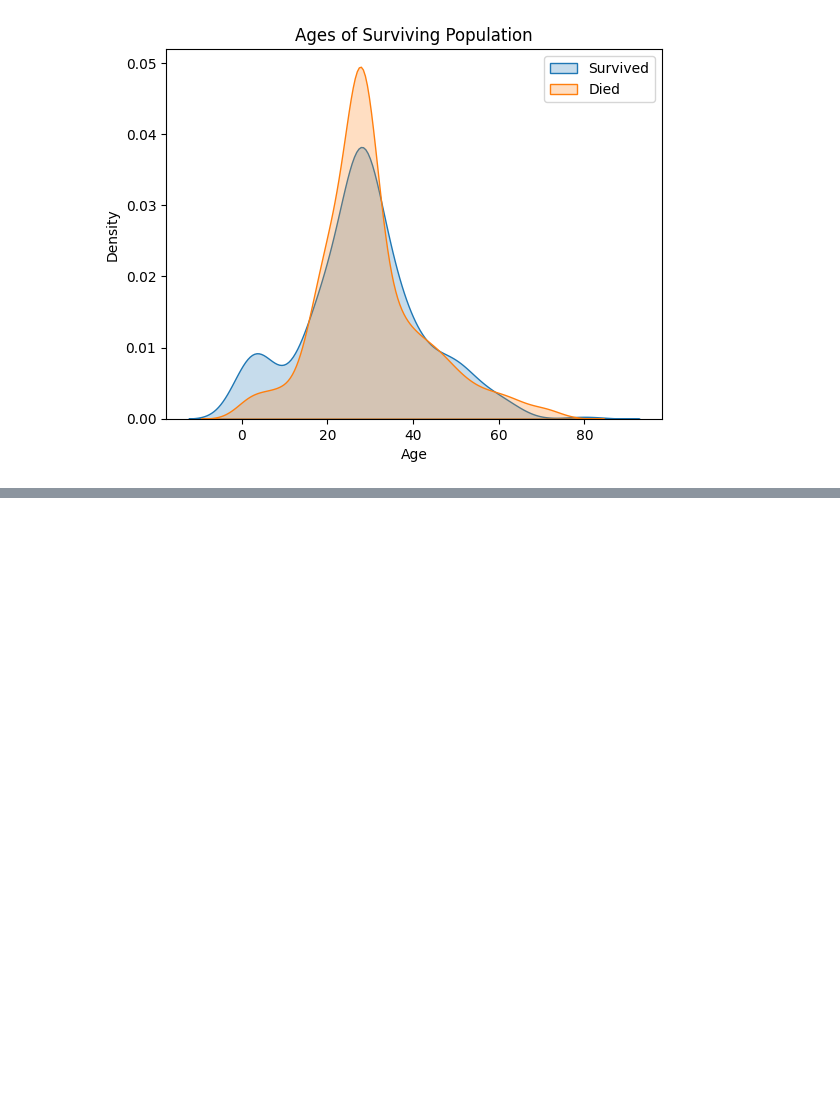
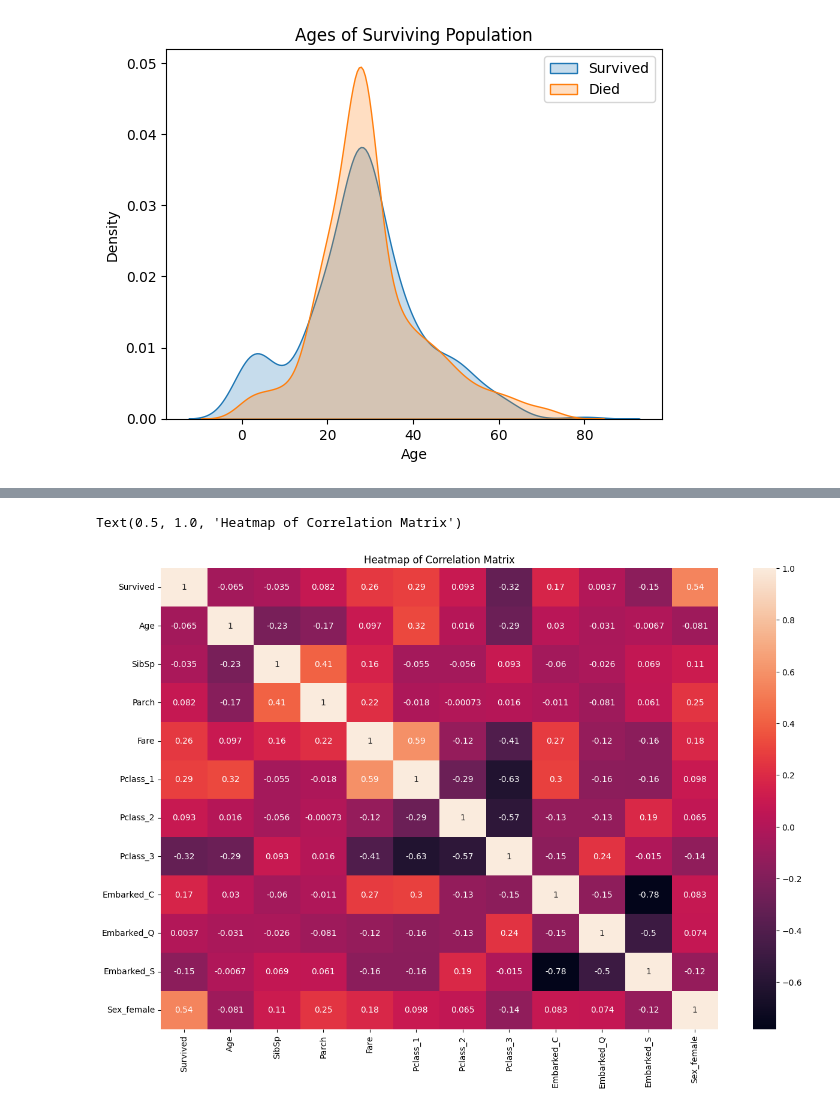
Before and after one commit to Rokeeb17/DS-Assignments, a Jupyter notebook: LogisticRegression.ipynb, the cells around one changed output, grey strips where cells are left out. Saved outputs shown, nothing was run; the diff lists cells and outputs as text; code cells hidden in the pictures; blank space fills up the shorter version.

```diff
--- a/LogisticRegression.ipynb
+++ b/LogisticRegression.ipynb
@@ -318,0 +350,3 @@ plt.show()
+# %%
+corr_mat = newer_train.corr()
+corr_mat
@@ -318,0 +367,9 @@ plt.show()
+# %%
+## pretty visualisations never hurt anyone
+plt.figure(figsize=(15,10))
+sns.heatmap(corr_mat, annot=True)
+plt.title('Heatmap of Correlation Matrix')
+## from here we can see that there are barely any correlations in between individual variables
+# %% [output]
+Text(0.5, 1.0, 'Heatmap of Correlation Matrix')
+[figure, added]
```
Also changed, not shown: parts of 22 cells of this notebook.
